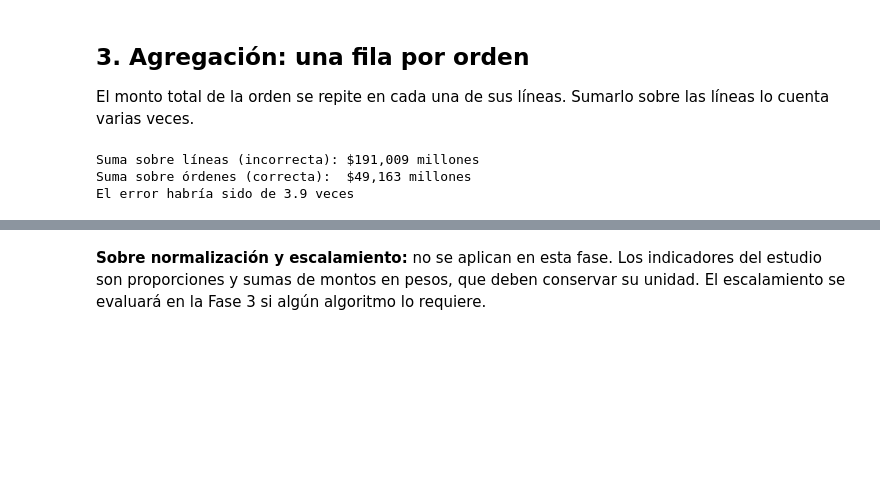
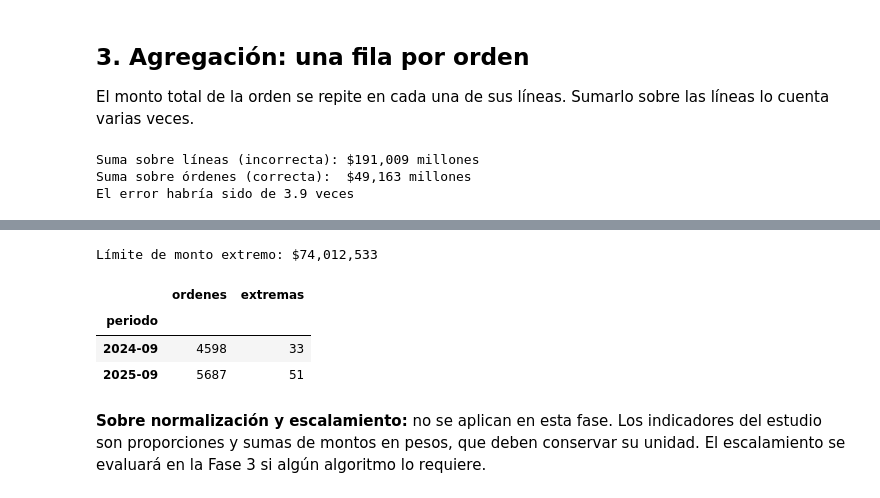
Before and after one commit to Isonauta/mcdi500-proyecto-abp-v2, a Jupyter notebook: F2/04_transformacion.ipynb, the cells around one changed output, grey strips where cells are left out. Saved outputs shown, nothing was run; the diff lists cells and outputs as text; code cells hidden in the pictures; blank space fills up the shorter version.

```diff
--- a/F2/04_transformacion.ipynb
+++ b/F2/04_transformacion.ipynb
@@ -82,3 +88,14 @@ El error habría sido de 3.9 veces
+# %%
+limit = ordenes.extreme_amount_limit(orders["MontoTotalOC_PesosChilenos"])
+orders = ordenes.flag_extreme_amounts(orders, limit)
+print(f"Límite de monto extremo: ${limit:,.0f}")
+orders.groupby("periodo").agg(ordenes=("Codigo", "size"), extremas=("monto_extremo", "sum"))
+# %% [output]
+Límite de monto extremo: $74,012,533
+|  | ordenes | extremas |
+| periodo |  |  |
+| 2024-09 | 4598 | 33 |
+| 2025-09 | 5687 | 51 |
 # %% [markdown]
 **Sobre normalización y escalamiento:** no se aplican en esta fase. Los indicadores del estudio son proporciones y sumas de montos en pesos, que deben conservar su unidad. El escalamiento se evaluará en la Fase 3 si algún algoritmo lo requiere.
 # %% [markdown]
```
Also changed, not shown: parts of 4 cells of this notebook, 5 other files.
